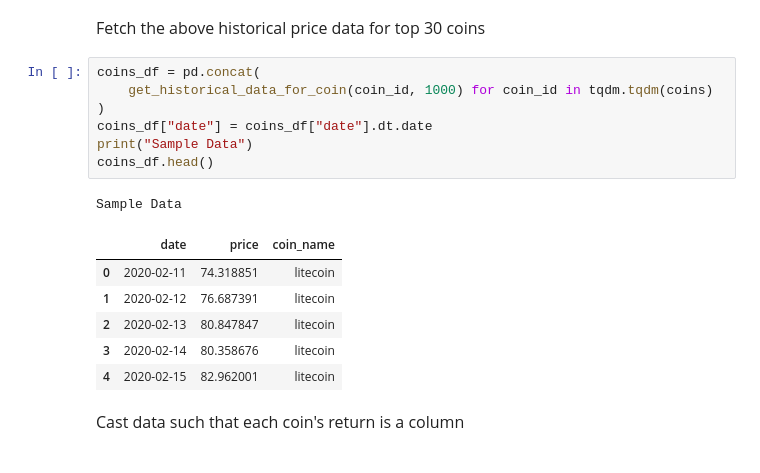
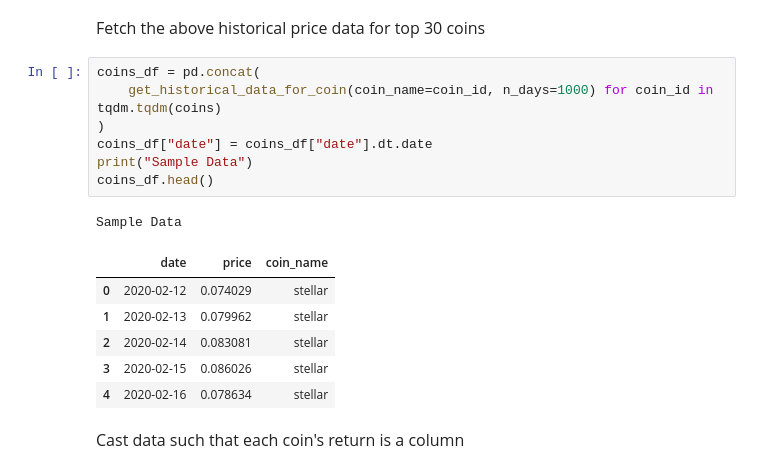
Before and after one commit to SudalaiRajkumar/Web3ML, a Jupyter notebook: 20221106_ReturnsVolatility/Returns vs Volatility.ipynb, the cells around one changed output. Cells and saved outputs as stored; diff of their text form.

```diff
--- a/20221106_ReturnsVolatility/Returns vs Volatility.ipynb
+++ b/20221106_ReturnsVolatility/Returns vs Volatility.ipynb
@@ -106,19 +115,19 @@ get_historical_data_for_coin("bitcoin", 1000).head()
 <font size=3> Fetch the above historical price data for top 30 coins </font>
 # %%
 coins_df = pd.concat(
-    get_historical_data_for_coin(coin_id, 1000) for coin_id in tqdm.tqdm(coins)
+    get_historical_data_for_coin(coin_name=coin_id, n_days=1000) for coin_id in tqdm.tqdm(coins)
 )
 coins_df["date"] = coins_df["date"].dt.date
 print("Sample Data")
 coins_df.head()
 # %% [output]
 Sample Data
 |  | date | price | coin_name |
-| 0 | 2020-02-11 | 74.318851 | litecoin |
-| 1 | 2020-02-12 | 76.687391 | litecoin |
-| 2 | 2020-02-13 | 80.847847 | litecoin |
-| 3 | 2020-02-14 | 80.358676 | litecoin |
-| 4 | 2020-02-15 | 82.962001 | litecoin |
+| 0 | 2020-02-12 | 0.074029 | stellar |
+| 1 | 2020-02-13 | 0.079962 | stellar |
+| 2 | 2020-02-14 | 0.083081 | stellar |
+| 3 | 2020-02-15 | 0.086026 | stellar |
+| 4 | 2020-02-16 | 0.078634 | stellar |
 # %% [markdown]
 <font size=3> Cast data such that each coin's return is a column </font>
 # %%
```
Also changed, not shown: parts of 25 cells of this notebook, 1 other file.
